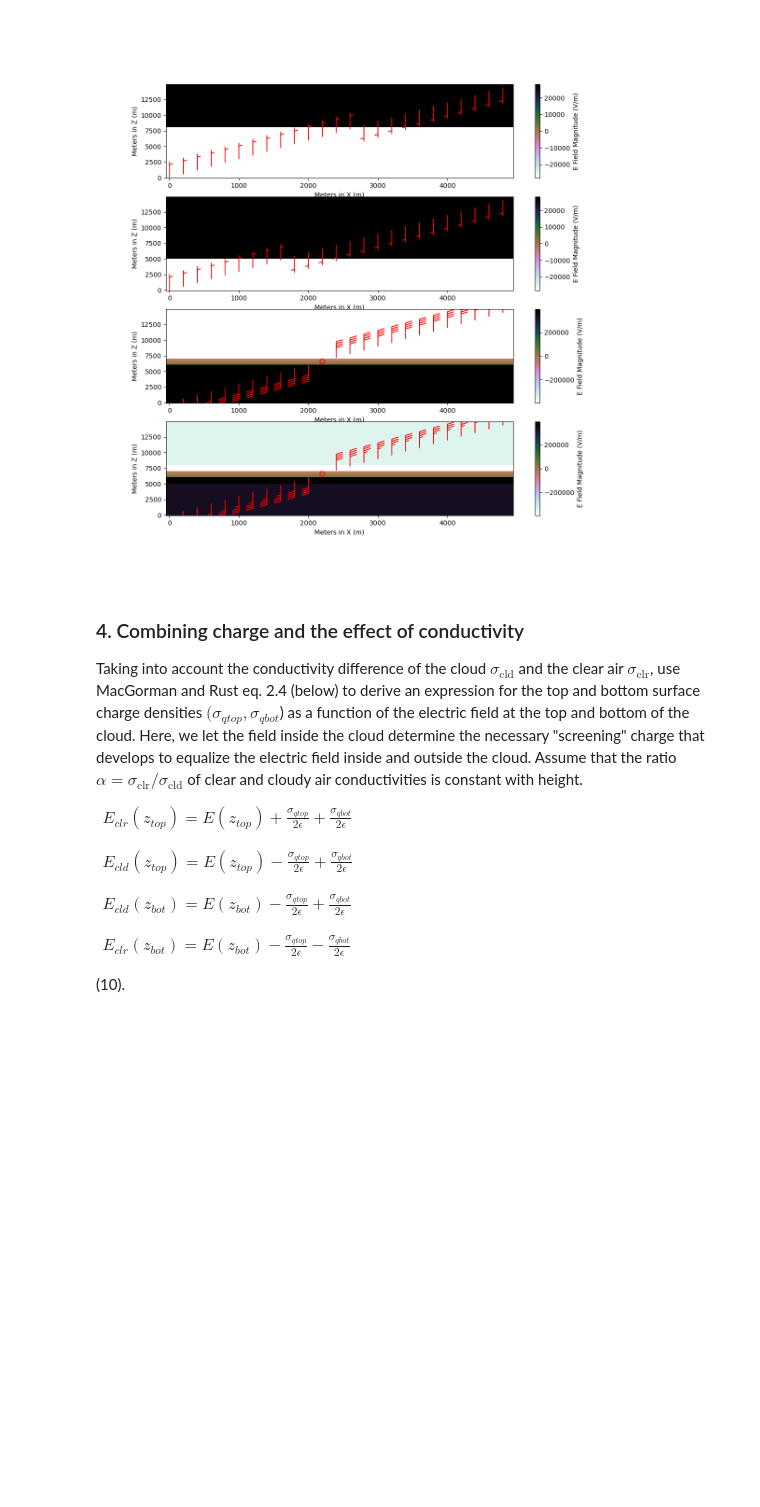
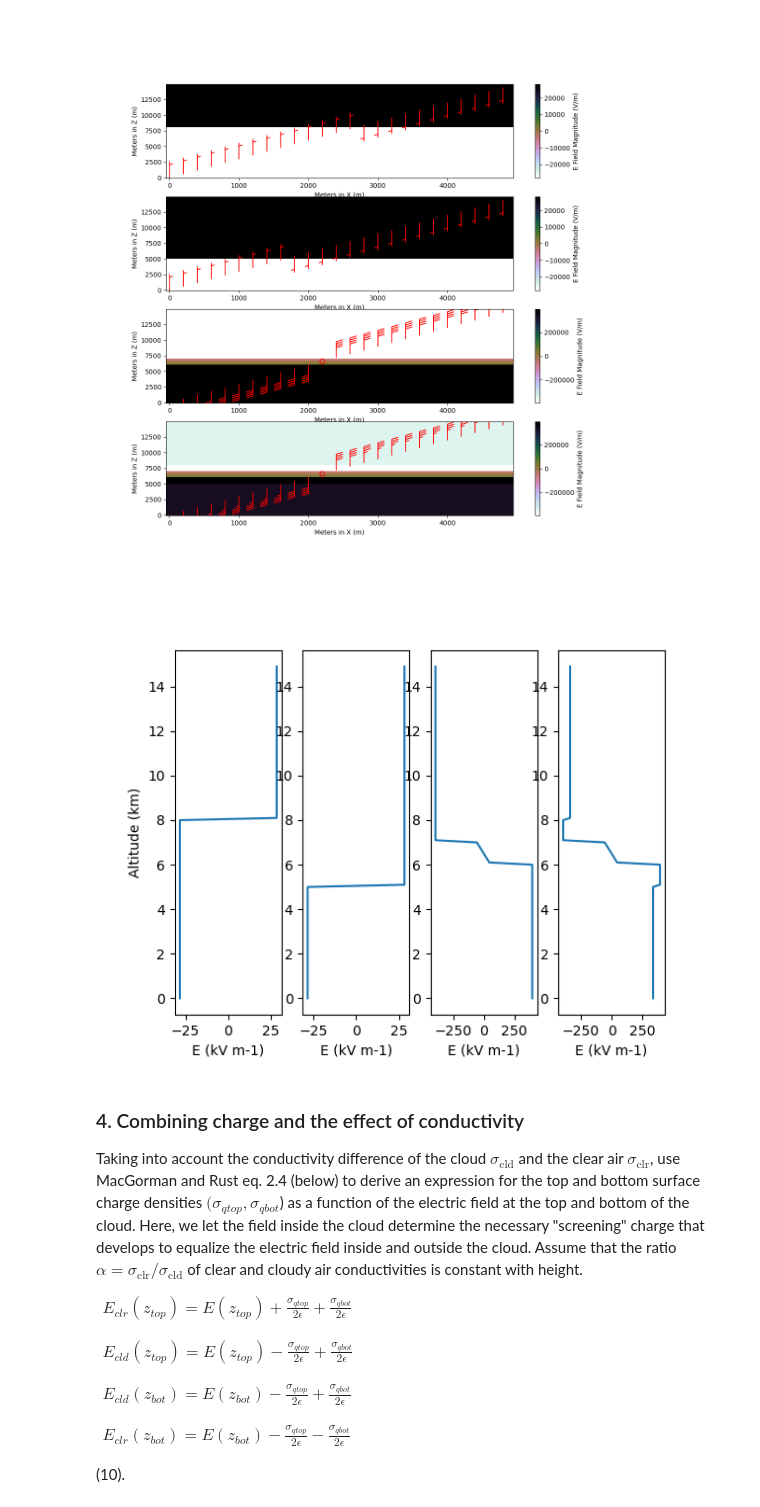
Before and after one commit to JuliaBuhrman/atmo_electricity, a Jupyter notebook: hw2.ipynb, the cells around one changed output. Drawn from its saved outputs; the diff is of its cells as text; code cells hidden in the pictures; blank space fills up the shorter version.

```diff
--- a/hw2.ipynb
+++ b/hw2.ipynb
@@ -292,6 +294,25 @@ e_plot(ax_d, E_all_2D, helix, skipsmall, skipbig, U_all, W_all)
 plt.show()
 # %% [output]
 [figure]
+# %%
+# ECB added this to check values of E_z
+
+E_3a = sheet_E(all_z, 8000.0, 0.5e-6)
+E_3b = sheet_E(all_z, 5000.0, 0.5e-6)
+E_3c = slab_E(all_z, 6000.0, 1000.0, -1.0e-9)
+E_3d = E_3a+E_3b+E_3c
+
+fig, axs = plt.subplots(1,4)#, sharey=True, sharex=True)
+for ax in axs:
+    _ = ax.set_xlabel('E (kV m-1)')
+_ = axs[0].set_ylabel('Altitude (km)')
+
+_ = axs[0].plot(E_3a/1000.0, all_z/1000.0)
+_ = axs[1].plot(E_3b/1000.0, all_z/1000.0)
+_ = axs[2].plot(E_3c/1000.0, all_z/1000.0)
+_ = axs[3].plot(E_3d/1000.0, all_z/1000.0)
+# %% [output]
+[figure, added]
 # %% [markdown]
 ### 4. Combining charge and the effect of conductivity
 
```
Also changed, not shown: parts of 4 cells of this notebook, 1 other file.
